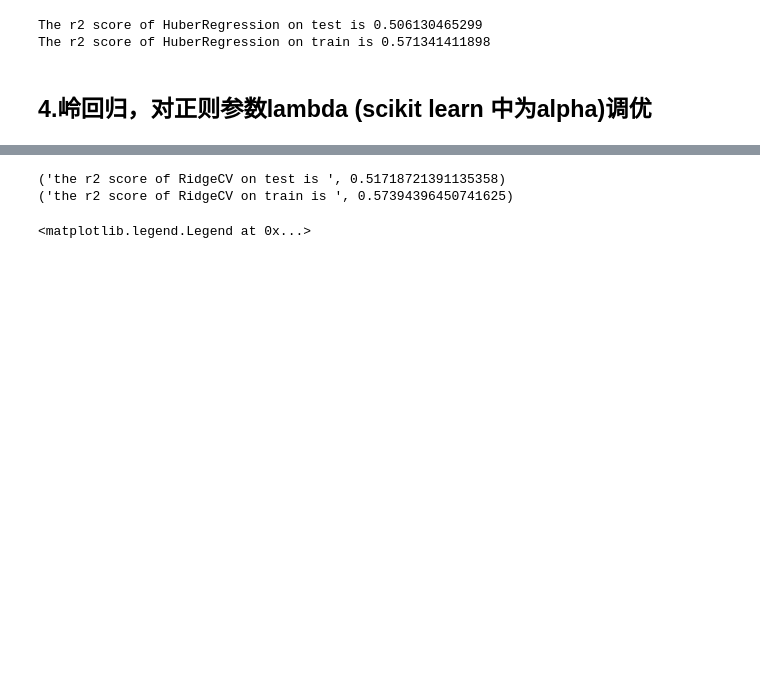
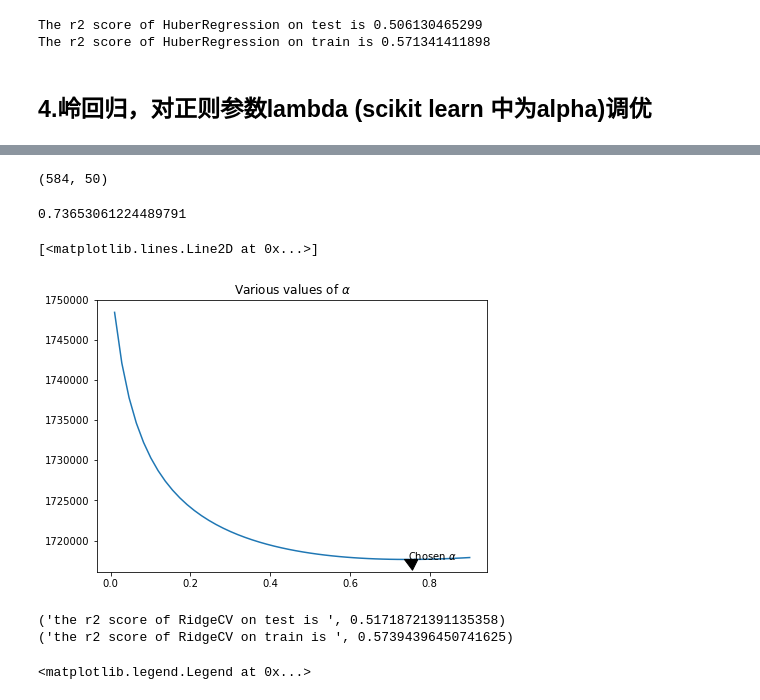
Before and after one commit to WangYuBo/ai_learning, a Jupyter notebook: 06/code/CBData_Regression.ipynb, the cells around one changed output, grey strips where cells are left out. Saved outputs shown, nothing was run; the diff lists cells and outputs as text; code cells hidden in the pictures; blank space fills up the shorter version.

```diff
--- a/06/code/CBData_Regression.ipynb
+++ b/06/code/CBData_Regression.ipynb
@@ -195,3 +228,26 @@ y_train_pred_cv = ridge.predict(x_train)
+# %%
+rcv.cv_values_.shape
+# %% [output]
+(584, 50)
+# %%
+# 找到最小值
+min_idx = rcv.cv_values_.mean(axis=0).argmin()
+alphas_to_test[min_idx]
+# %% [output]
+0.73653061224489791
+# %%
+f, ax = plt.subplots(figsize=(7, 5))
+ax.set_title(r'Various values of $\alpha$')
+
+xy = (alphas_to_test[min_idx], rcv.cv_values_.mean(axis=0)[min_idx])
+xytext = (xy[0] + .01, xy[1] + .1)
+
+ax.annotate(r'Chosen $\alpha$', xy = xy, xytext=xytext,
+           arrowprops=dict(facecolor='black', shrink=0, width=0))
+ax.plot(alphas_to_test, rcv.cv_values_.mean(axis=0))
+# %% [output]
+[<matplotlib.lines.Line2D at 0x...>]
+[figure, added]
 # %%
 # 评估，使用r2_score评价模型在测试集和训练集上的性能
 print (('the r2 score of RidgeCV on test is '), r2_score(y_test, y_test_pred_cv))
```
Also changed, not shown: parts of 11 cells of this notebook, 1 other file.
